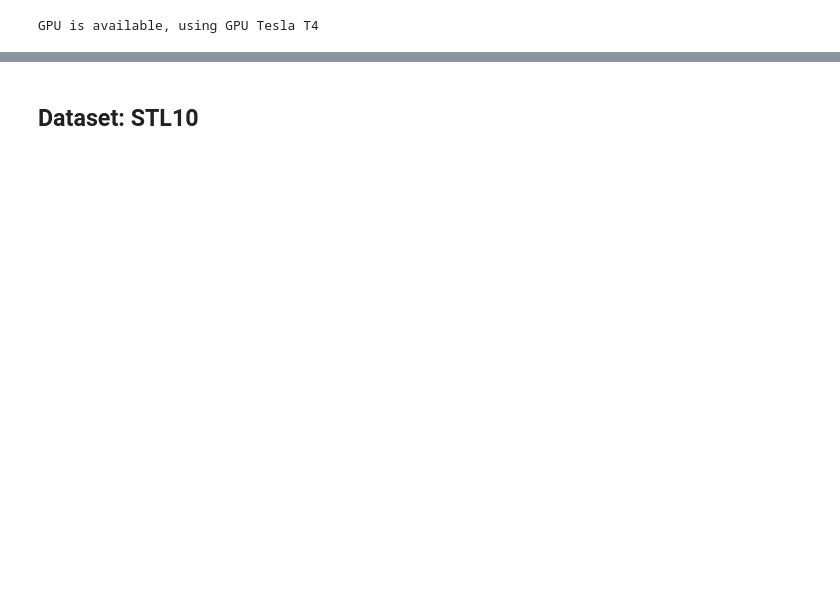
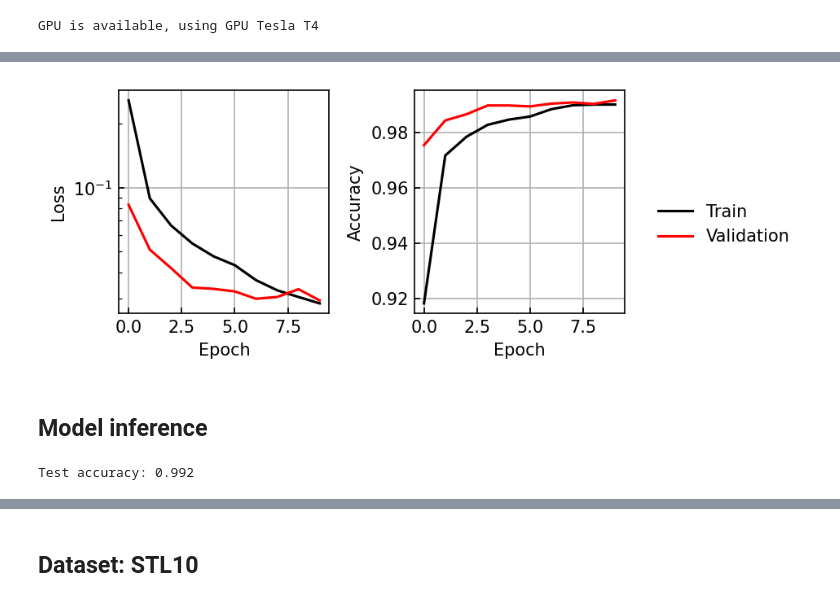
Before and after one commit to colen-teaching/DATA442-Fall-2026, a Jupyter notebook: notebooks/10.1_CNN_classification.ipynb, the cells around one changed output, grey strips where cells are left out. Cells and saved outputs as stored; diff of their text form; code cells hidden in the pictures; blank space fills up the shorter version.

```diff
--- a/notebooks/10.1_CNN_classification.ipynb
+++ b/notebooks/10.1_CNN_classification.ipynb
@@ -27,0 +109,6 @@ GPU is available, using GPU Tesla T4
+# %%
+model.add_module('flatten', nn.Flatten())
+
+z = model(x[None])
+print(f'Model transforms input from size {x[None].shape} into {z.shape}')
+model
@@ -27,0 +126,9 @@ GPU is available, using GPU Tesla T4
+# %%
+model.add_module('dropout', nn.Dropout(p=0.5)) # We can also just apply dropout here to improve generalization
+model.add_module('fc1', nn.Linear(1568, 256))
+model.add_module('relu', nn.ReLU())
+model.add_module('fc2', nn.Linear(256, 10))
+
+z = model(x[None])
+print(f'Model transforms input from size {x[None].shape} into {z.shape}')
+model
@@ -27,0 +237,14 @@ GPU is available, using GPU Tesla T4
+# %%
+model = make_model()
+loss = nn.CrossEntropyLoss()
+optimizer = torch.optim.Adam(model.parameters(), lr=1e-3)
+model, model_stats = train(
+    model,
+    loss,
+    optimizer,
+    mnist_train,
+    mnist_val,
+    num_epochs=10,
+    batch_size=64,
+    num_workers=4,
+)
@@ -27,0 +262,37 @@ GPU is available, using GPU Tesla T4
+# %%
+fig, ax = plt.subplots(1, 2, sharex=True, figsize=(5, 2.5))
+
+train_loss, train_acc, val_loss, val_acc = model_stats
+ax[0].plot(train_loss, color='black', label='Train')
+ax[0].plot(val_loss, color='red', label='Validation')
+ax[0].set(xlabel='Epoch', ylabel='Loss', yscale='log')
+
+ax[1].plot(train_acc, color='black', label='Train')
+ax[1].plot(val_acc, color='red', label='Validation')
+ax[1].set(xlabel='Epoch', ylabel='Accuracy')
+
+fig.legend(*ax[1].get_legend_handles_labels(),
+           loc='center left', bbox_to_anchor=[1, 0.5], framealpha=0)
+
+plt.tight_layout()
+# %% [output]
+[figure, added]
+# %% [markdown]
+## Model inference
+# %%
+# Inference
+model.eval()
+test_loader = DataLoader(mnist_test, batch_size=128, shuffle=False)
+with torch.no_grad():
+    test_correct_ = 0.
+    for xb, yb in tqdm(test_loader,leave=False):
+        xb = xb.to(device)
+        yb = yb.to(device)
+        y_pred = model(xb)
+        y_pred = torch.argmax(y_pred, dim=1)
+        test_correct_ += (y_pred == yb).float().sum().item()
+    test_acc = test_correct_ / len(test_loader.dataset)
+
+print(f"Test accuracy: {test_acc:.3f}")
+# %% [output]
+Test accuracy: 0.992
```
Also changed, not shown: parts of 50 cells of this notebook, 8 other files.
